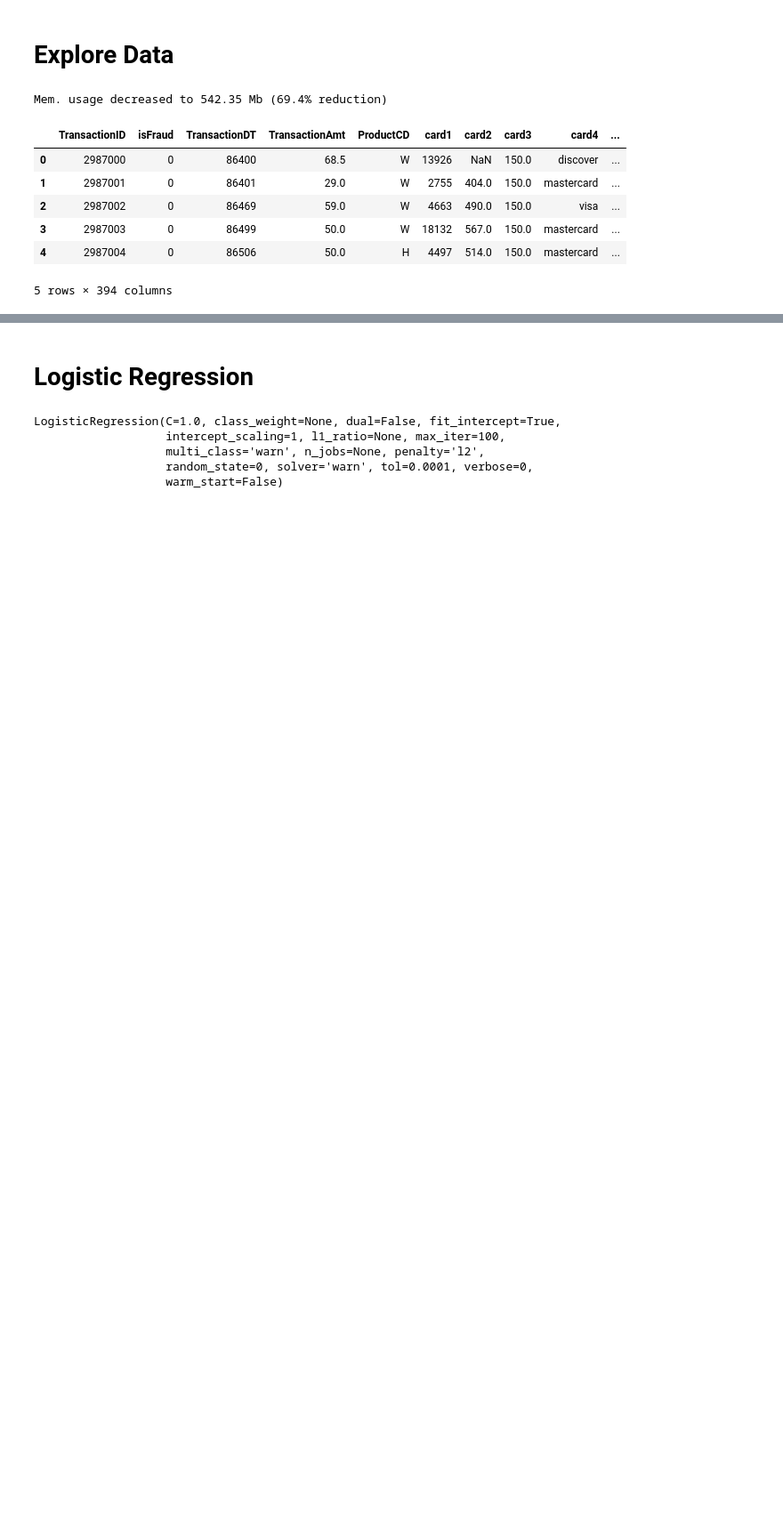
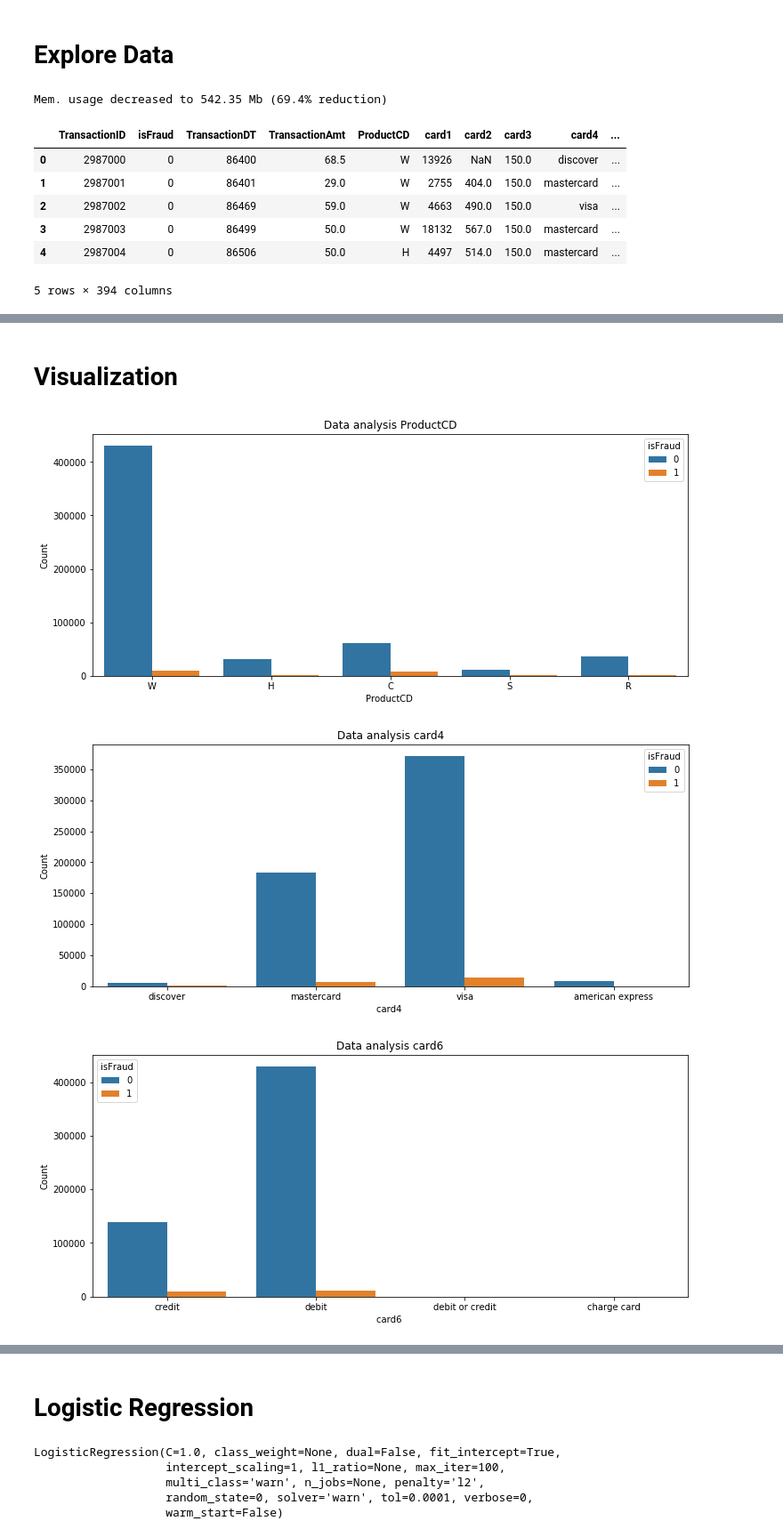
Before and after one commit to monanjo123/Fraud-Detection, a Jupyter notebook: Fraud Detection.ipynb, the cells around one changed output, grey strips where cells are left out. Shown: that part at 89% size. Cells and saved outputs as stored; diff of their text form; code cells hidden in the pictures; blank space fills up the shorter version.

Commit message:
Added Visualization

```diff
--- a/Fraud Detection.ipynb
+++ b/Fraud Detection.ipynb
@@ -120,3 +82,0 @@ def useless_cols(dt, exep):
-# %%
-cols_to_drop = useless_cols(train_transaction, 'isFraud')
-train_transaction = train_transaction.drop(cols_to_drop, axis=1)
@@ -125,0 +111,47 @@ More than 90% repeated value: 57
+# %% [markdown]
+# Visualization
+# %%
+def plot_categorical(X,y, categorical_cols):
+  for col in categorical_cols:
+      if col in ['P_emaildomain',	'R_emaildomain']:
+        continue
+      plt.figure(figsize=(12,5))
+      plot = sns.countplot(x = X[col], hue = y, data= X)
+      plt.title("Data analysis {}".format(col))
+      plot.set(xlabel='{} '.format(col), ylabel='Count')
+      plt.show()
+
+def plot_numerical(X,y, numerical_cols):
+  for col in numerical_cols:
+    if col in ['TransactionAmt']:
+        continue
+    plt.figure(figsize=(7,5))
+    plot = sns.distplot(X[col], bins=len(X[col].unique()))
+    plt.title("Data analysis {}".format(col))
+    plot.set(xlabel='{} '.format(col), ylabel='Count')
+    plt.show()
+
+def plot_transactionAmt(X,y):
+    plt.figure(figsize=(12,5))
+    plot = sns.scatterplot(x=X['TransactionAmt'] , y=y, data= X)
+    plt.title("Data analysis {}".format('TransactionAmt'))
+    plot.set(xlabel='{} '.format('Amount'), ylabel='Fraud')
+    plt.show()
+
+def correlation_plot(X):
+  plt.figure(figsize=(25,25))
+  plt.title("Data Correlations")
+  sns.heatmap(X.corr, annot=True, fmt='g')
+  plt.show()
+
+def model_performance(model_name, y_test, Y_pred):
+  plt.title('Model name: {}'.format(model_name))
+  cm = metrics.confusion_matrix(y_test, Y_pred)
+  sns.heatmap(cm, annot=True, fmt='g')
+  plt.show()
+# %%
+plot_categorical(temp_X[data_cols], y, categorical)
+# %% [output]
+[figure, added]
+[figure, added]
+[figure, added]
```
Also changed, not shown: parts of 27 cells of this notebook.
